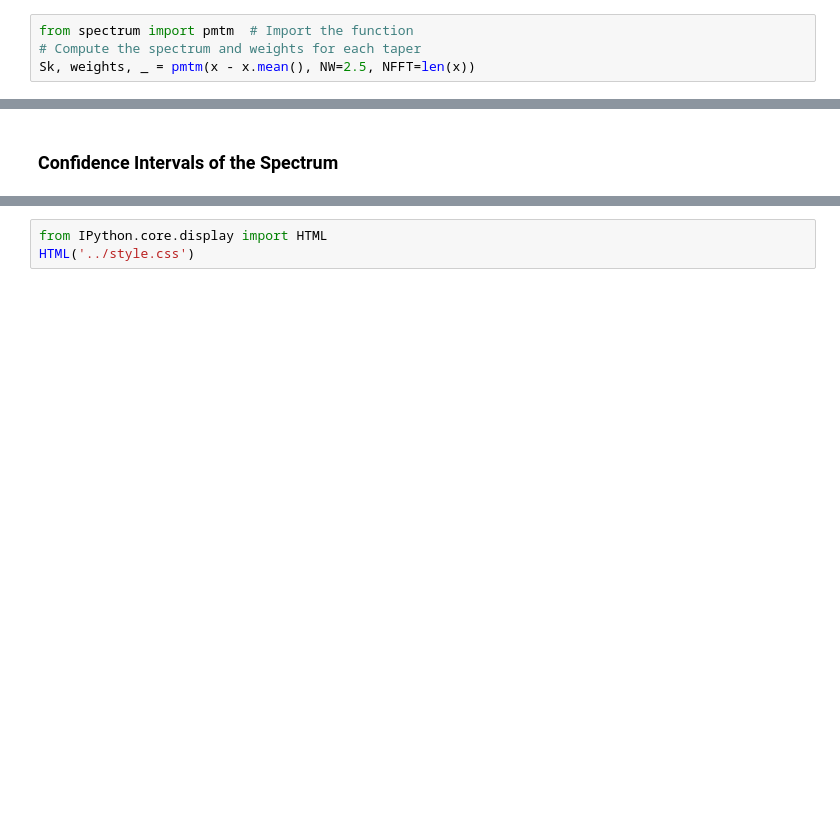
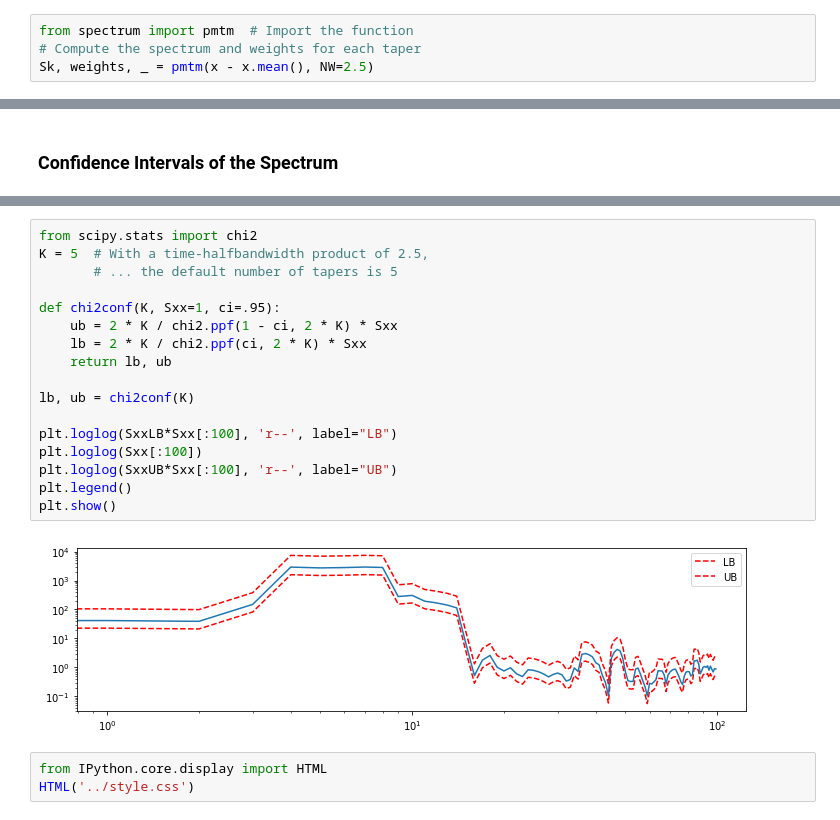
Before and after one commit to Mark-Kramer/Case-Studies-Python, a Jupyter notebook: 6. The Power Spectrum (Part 2)/The Power Spectrum (Part 2).ipynb, the cells around one changed output, grey strips where cells are left out. Cells and saved outputs as stored; diff of their text form; blank space fills up the shorter version.

```diff
--- a/6. The Power Spectrum (Part 2)/The Power Spectrum (Part 2).ipynb
+++ b/6. The Power Spectrum (Part 2)/The Power Spectrum (Part 2).ipynb
@@ -495,7 +495,7 @@ The multitaper method is a sophisticated approach, and we have only touched on t
 # %%
 from spectrum import pmtm  # Import the function
 # Compute the spectrum and weights for each taper
-Sk, weights, _ = pmtm(x - x.mean(), NW=2.5, NFFT=len(x))
+Sk, weights, _ = pmtm(x - x.mean(), NW=2.5)
 # %%
 plt.loglog(X[:100], label='Raw')
 plt.loglog(XH[:100], label='Hanning')
@@ -519,3 +524,22 @@ We define the time-bandwidth product `TW`. By default, *Spectrum* sets the numbe
+# %%
+from scipy.stats import chi2
+K = 5  # With a time-halfbandwidth product of 2.5,
+       # ... the default number of tapers is 5
+
+def chi2conf(K, Sxx=1, ci=.95):
+    ub = 2 * K / chi2.ppf(1 - ci, 2 * K) * Sxx
+    lb = 2 * K / chi2.ppf(ci, 2 * K) * Sxx
+    return lb, ub
+
+lb, ub = chi2conf(K)
+
+plt.loglog(SxxLB*Sxx[:100], 'r--', label="LB")
+plt.loglog(Sxx[:100])
+plt.loglog(SxxUB*Sxx[:100], 'r--', label="UB")
+plt.legend()
+plt.show()
+# %% [output]
+[figure, added]
 # %%
 from IPython.core.display import HTML
 HTML('../style.css')
```
Also changed, not shown: parts of 4 cells of this notebook.
